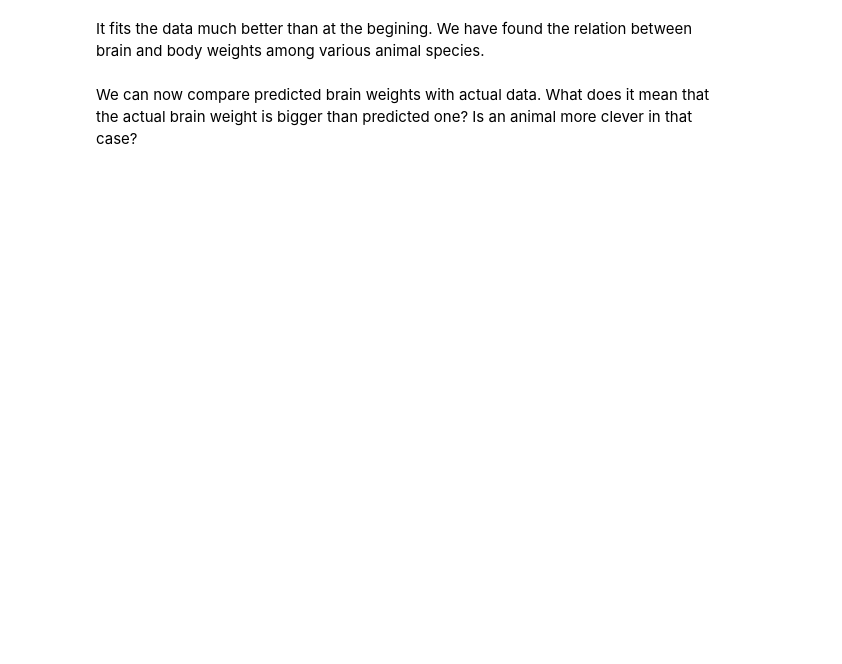
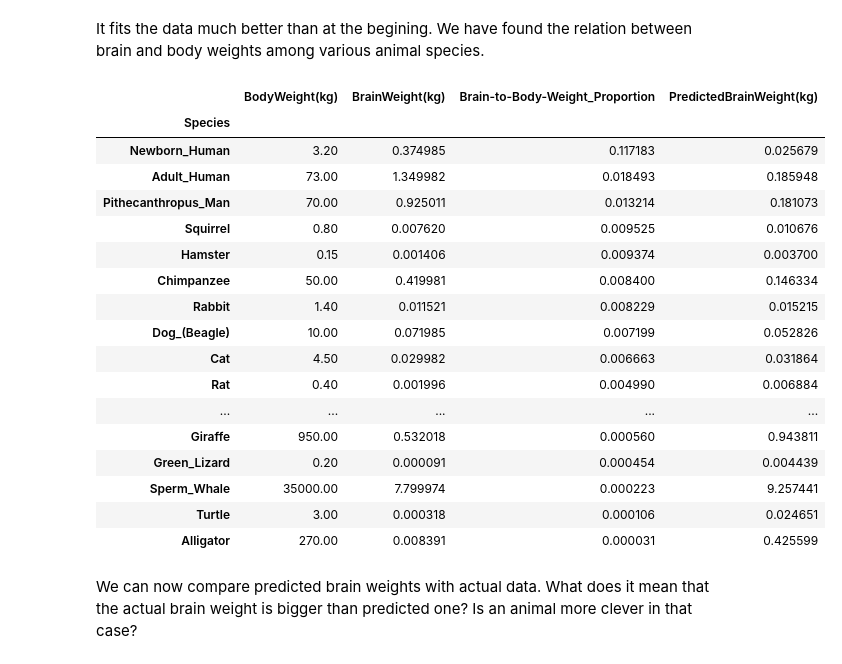
Before and after one commit to stared/thinking-in-tensors-writing-in-pytorch, a Jupyter notebook: 1. Linear regression.ipynb, the cells around one changed output. Saved outputs shown, nothing was run; the diff lists cells and outputs as text; code cells hidden in the pictures; blank space fills up the shorter version.

```diff
--- a/1. Linear regression.ipynb
+++ b/1. Linear regression.ipynb
@@ -217,9 +322,29 @@ plt.show()
 It fits the data much better than at the begining. We have found the relation between brain and body weights among various animal species.
 # %%
 predictions_n = predictions[-1].exp().detach().numpy()
-df = pd.DataFrame({'PredictedBrainWeight(kg)': predictions_n})
+df = pd.DataFrame({'Species'  : data.index, 'PredictedBrainWeight(kg)': predictions_n})
+df.index = df["Species"]
 # %%
-data_p = pd.concat([data, df], axis=1)
+data_p = pd.concat([data, df['PredictedBrainWeight(kg)']], axis=1)
 data_p
+# %% [output]
+|  | BodyWeight(kg) | BrainWeight(kg) | Brain-to-Body-Weight_Proportion | PredictedBrainWeight(kg) |
+| Species |  |  |  |  |
+| Newborn_Human | 3.20 | 0.374985 | 0.117183 | 0.025679 |
+| Adult_Human | 73.00 | 1.349982 | 0.018493 | 0.185948 |
+| Pithecanthropus_Man | 70.00 | 0.925011 | 0.013214 | 0.181073 |
+| Squirrel | 0.80 | 0.007620 | 0.009525 | 0.010676 |
+| Hamster | 0.15 | 0.001406 | 0.009374 | 0.003700 |
+| Chimpanzee | 50.00 | 0.419981 | 0.008400 | 0.146334 |
+| Rabbit | 1.40 | 0.011521 | 0.008229 | 0.015215 |
+| Dog_(Beagle) | 10.00 | 0.071985 | 0.007199 | 0.052826 |
+| Cat | 4.50 | 0.029982 | 0.006663 | 0.031864 |
+| Rat | 0.40 | 0.001996 | 0.004990 | 0.006884 |
+| ... | ... | ... | ... | ... |
+| Giraffe | 950.00 | 0.532018 | 0.000560 | 0.943811 |
+| Green_Lizard | 0.20 | 0.000091 | 0.000454 | 0.004439 |
+| Sperm_Whale | 35000.00 | 7.799974 | 0.000223 | 9.257441 |
+| Turtle | 3.00 | 0.000318 | 0.000106 | 0.024651 |
+| Alligator | 270.00 | 0.008391 | 0.000031 | 0.425599 |
 # %% [markdown]
 We can now compare predicted brain weights with actual data. What does it mean that the actual brain weight is bigger than predicted one? Is an animal more clever in that case?
```
Also changed, not shown: parts of 35 cells of this notebook, 1 other file.
